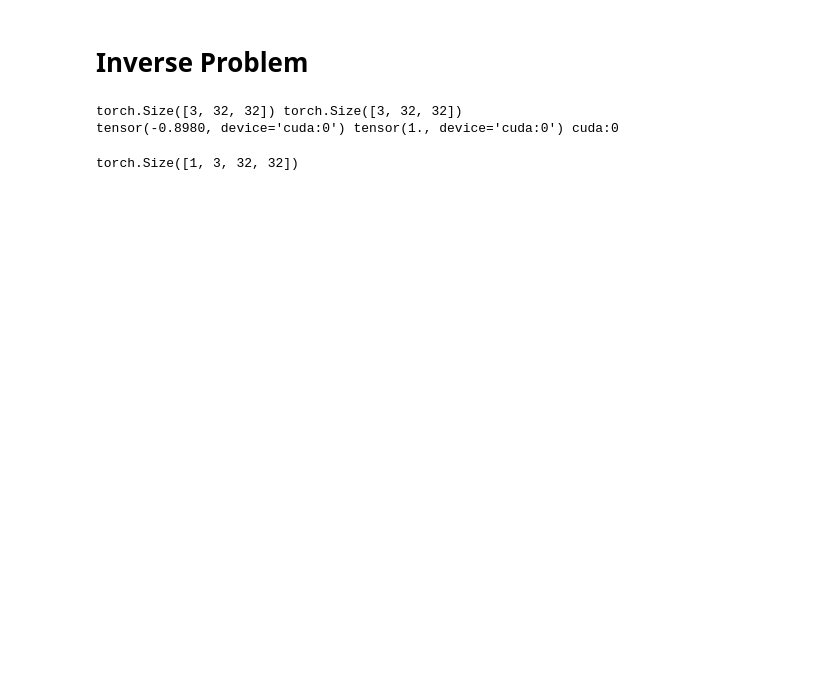
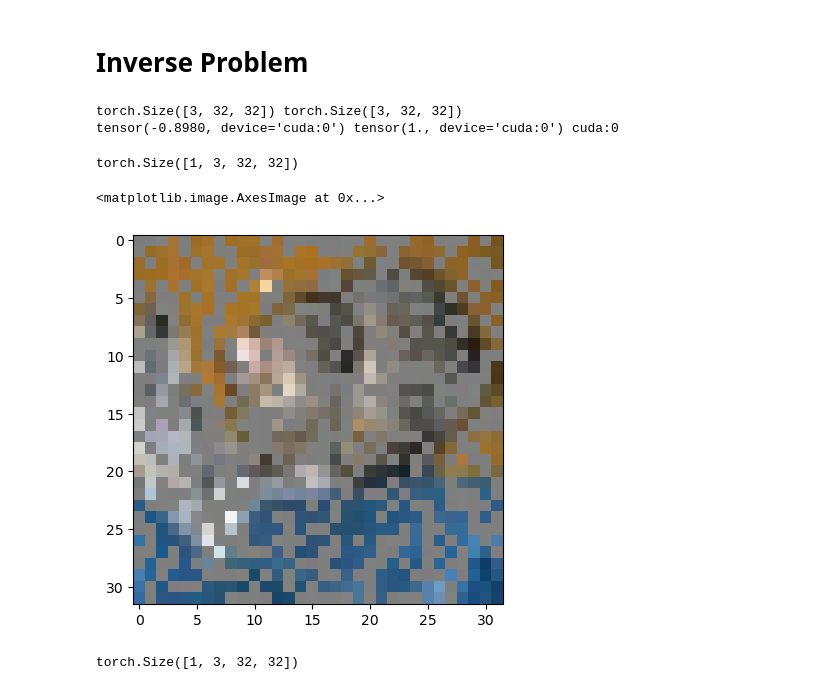
Before and after one commit to sun-umn/FMPlug, a Jupyter notebook: notebooks/Train-Flow-Matching-Model-V2.ipynb, the cells around one changed output. Saved outputs shown, nothing was run; the diff lists cells and outputs as text; code cells hidden in the pictures; blank space fills up the shorter version.

```diff
--- a/notebooks/Train-Flow-Matching-Model-V2.ipynb
+++ b/notebooks/Train-Flow-Matching-Model-V2.ipynb
@@ -230,7 +230,7 @@ plt.imshow(synthetic_img)
 config = {
     'measurement': {
         'operator': {'name': 'inpainting'},
-        'mask_opt': {'mask_type': 'random', 'mask_prob_range': (0.5, 0.5), 'image_size': 32},
+        'mask_opt': {'mask_type': 'random', 'mask_prob_range': (0.4, 0.4), 'image_size': 32},
         'noise': {'name': 'gaussian', 'sigma': 0.01}
     }
 }
@@ -273,6 +273,27 @@ y_n = noiser(y)
 # %% [output]
 torch.Size([3, 32, 32]) torch.Size([3, 32, 32])
 tensor(-0.8980, device='cuda:0') tensor(1., device='cuda:0') cuda:0
+# %%
+y_n.shape
+# %% [output]
+torch.Size([1, 3, 32, 32])
+# %%
+# Let's look at y_n
+# map back to [0, 1]
+noised_img = (y_n + 1) / 2
+noised_img = (
+    noised_img
+    .detach()
+    .cpu()
+    .squeeze()
+    .numpy()
+    .transpose(1, 2, 0)
+)
+
+plt.imshow(noised_img)
+# %% [output]
+<matplotlib.image.AxesImage at 0x...>
+[figure, added]
 # %%
 image_size = y_n.shape[2]
 # %%
```
Also changed, not shown: parts of 8 cells of this notebook.
